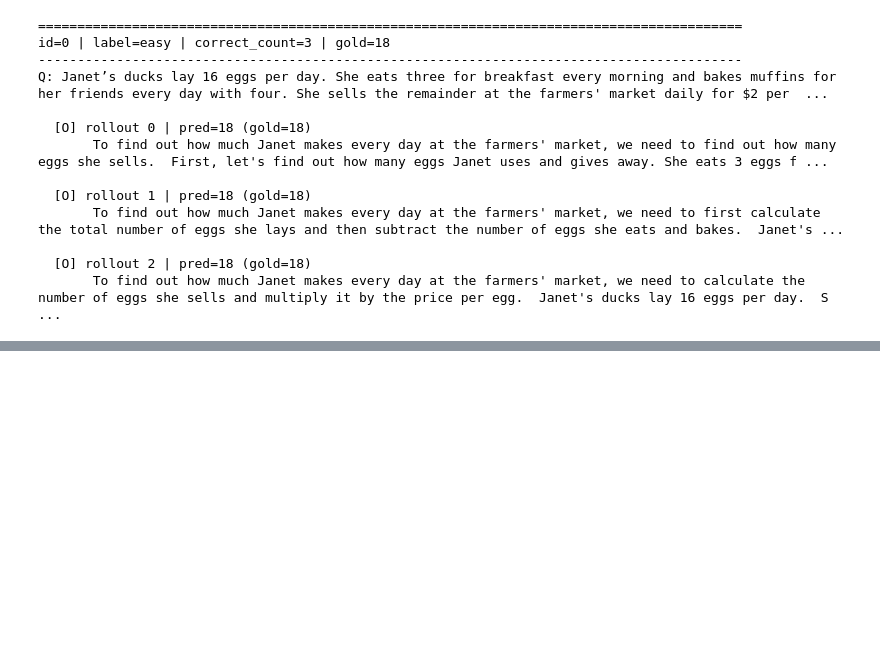
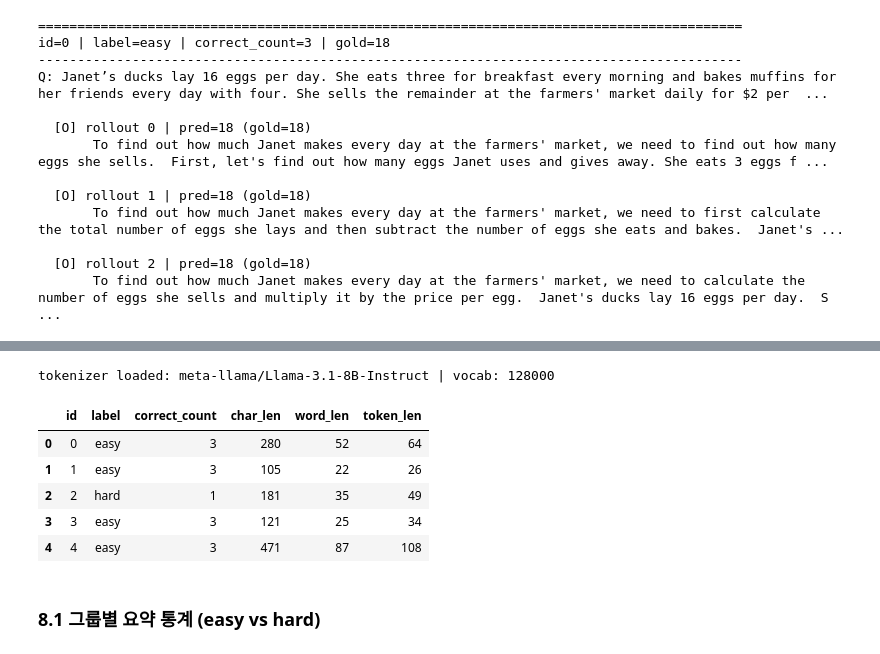
Before and after one commit to dibk100/project_IR_difficulty_aware_inference, a Jupyter notebook: phase01_difficulty_verification/inspect_labels_llama_500.ipynb, the cells around one changed output, grey strips where cells are left out. Cells and saved outputs as stored; diff of their text form; code cells hidden in the pictures; blank space fills up the shorter version.

```diff
--- a/phase01_difficulty_verification/inspect_labels_llama_500.ipynb
+++ b/phase01_difficulty_verification/inspect_labels_llama_500.ipynb
@@ -195,0 +204,34 @@ Q: Janet’s ducks lay 16 eggs per day. She eats three for breakfast every morni
+# %%
+# Llama 토크나이저 로드 (오프라인 — 네트워크 접속 방지)
+import os
+os.environ["HF_HUB_OFFLINE"] = "1"
+os.environ["TRANSFORMERS_OFFLINE"] = "1"
+
+from transformers import AutoTokenizer
+
+TOKENIZER_NAME = "meta-llama/Llama-3.1-8B-Instruct"
+tokenizer = AutoTokenizer.from_pretrained(TOKENIZER_NAME)
+print("tokenizer loaded:", TOKENIZER_NAME, "| vocab:", tokenizer.vocab_size)
+# %% [output]
+tokenizer loaded: meta-llama/Llama-3.1-8B-Instruct | vocab: 128000
+# %%
+# 질문별 길이 피처 계산
+len_df = pd.DataFrame([{
+    "id": r["id"],
+    "label": r["label"],
+    "correct_count": r["correct_count"],
+    "char_len": len(r["question"]),
+    "word_len": len(r["question"].split()),
+    "token_len": len(tokenizer.encode(r["question"], add_special_tokens=False)),
+} for r in records])
+
+len_df.head()
+# %% [output]
+|  | id | label | correct_count | char_len | word_len | token_len |
+| 0 | 0 | easy | 3 | 280 | 52 | 64 |
+| 1 | 1 | easy | 3 | 105 | 22 | 26 |
+| 2 | 2 | hard | 1 | 181 | 35 | 49 |
+| 3 | 3 | easy | 3 | 121 | 25 | 34 |
+| 4 | 4 | easy | 3 | 471 | 87 | 108 |
+# %% [markdown]
+### 8.1 그룹별 요약 통계 (easy vs hard)
```
Also changed, not shown: parts of 8 cells of this notebook, 5 other files.
